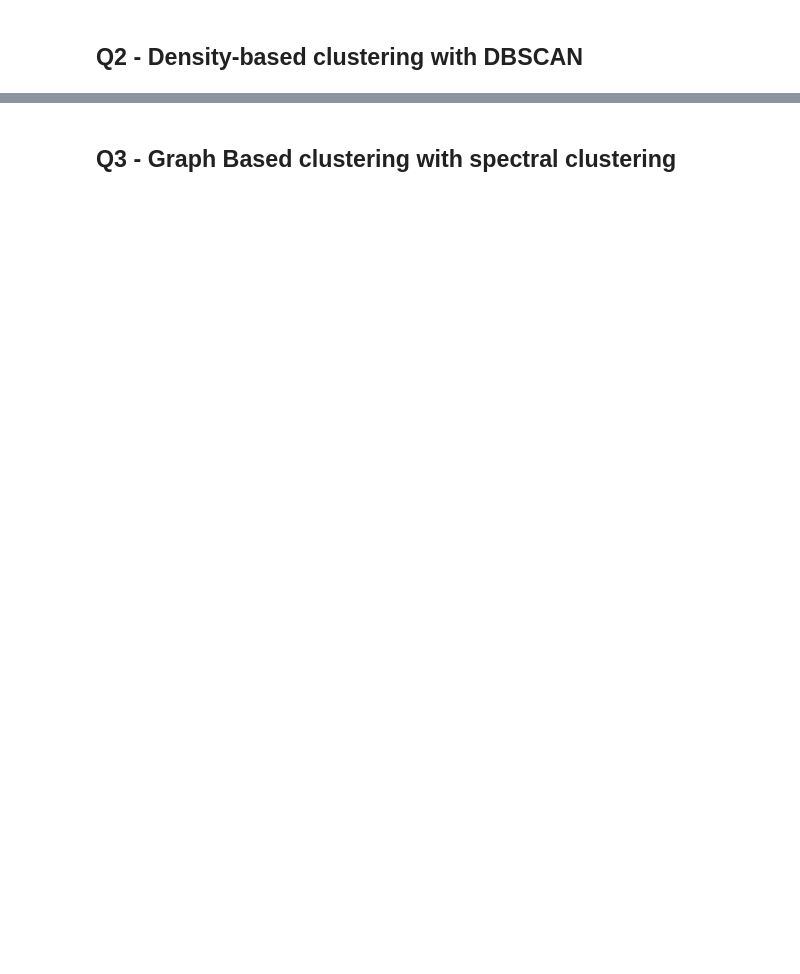
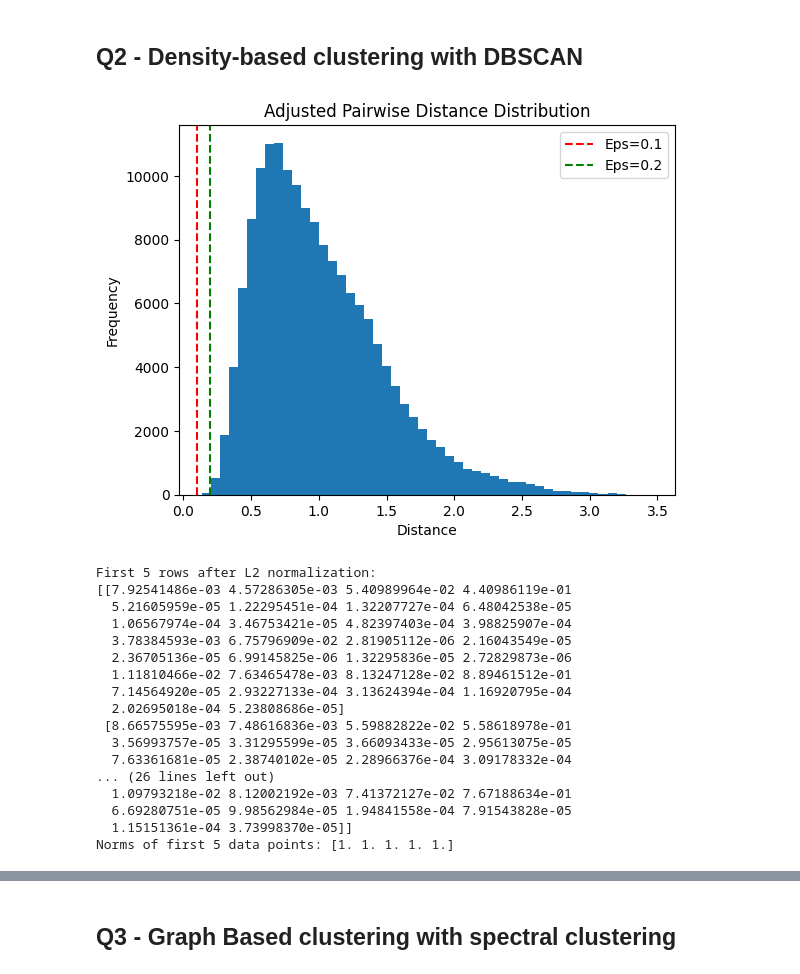
Before and after one commit to REGATTE/DMT_project, a Jupyter notebook: Phase - 2/AshokKumar_DanShay_Phase2_submission.ipynb, the cells around one changed output, grey strips where cells are left out. Cells and saved outputs as stored; diff of their text form; code cells hidden in the pictures; blank space fills up the shorter version.

```diff
--- a/Phase - 2/AshokKumar_DanShay_Phase2_submission.ipynb
+++ b/Phase - 2/AshokKumar_DanShay_Phase2_submission.ipynb
@@ -113,0 +101,7 @@ Number of NaN values after handling: 0
+# %%
+scaler = MinMaxScaler()
+X_scaled = scaler.fit_transform(X)
+
+# Verify the scaled data
+print("Feature ranges after Min-Max Scaling:")
+print(f"Min: {X_scaled.min(axis=0)}, Max: {X_scaled.max(axis=0)}")
@@ -308,0 +288,58 @@ def dbscan(X, eps, min_pts):
+# %%
+# Define parameters for DBSCAN
+eps_values = [0.1, 0.2]
+min_pts_values = [5, 10, 15, 20]
+
+# Verify distances
+from scipy.spatial.distance import pdist
+distances = pdist(X_scaled)
+plt.hist(distances, bins=50)
+plt.axvline(x=0.1, color='r', linestyle='--', label="Eps=0.1")
+plt.axvline(x=0.2, color='g', linestyle='--', label="Eps=0.2")
+plt.legend()
+plt.title("Adjusted Pairwise Distance Distribution")
+plt.xlabel("Distance")
+plt.ylabel("Frequency")
+plt.show()
+
+# Apply L2 normalization to the dataset
+X_scaled = normalize(X, norm='l2')
+
+# Check the first few rows to verify normalization
+print("First 5 rows after L2 normalization:")
+print(X_scaled[:5])
+
+# Verify that all points have unit norm
+norms = np.linalg.norm(X_scaled, axis=1)
+print("Norms of first 5 data points:", norms[:5])  # Should all be 1
+
+# Verify distances
+from scipy.spatial.distance import pdist
+distances = pdist(X_scaled)
+plt.hist(distances, bins=50)
+plt.axvline(x=0.1, color='r', linestyle='--', label="Eps=0.1")
+plt.axvline(x=0.2, color='g', linestyle='--', label="Eps=0.2")
+plt.legend()
+plt.title("Adjusted Pairwise Distance Distribution")
+plt.xlabel("Distance")
+plt.ylabel("Frequency")
+plt.show()
+# %% [output]
+[figure, added]
+First 5 rows after L2 normalization:
+[[7.92541486e-03 4.57286305e-03 5.40989964e-02 4.40986119e-01
+  5.21605959e-05 1.22295451e-04 1.32207727e-04 6.48042538e-05
+  1.06567974e-04 3.46753421e-05 4.82397403e-04 3.98825907e-04
+  3.78384593e-03 6.75796909e-02 2.81905112e-06 2.16043549e-05
+  2.36705136e-05 6.99145825e-06 1.32295836e-05 2.72829873e-06
+  1.11810466e-02 7.63465478e-03 8.13247128e-02 8.89461512e-01
+  7.14564920e-05 2.93227133e-04 3.13624394e-04 1.16920795e-04
+  2.02695018e-04 5.23808686e-05]
+ [8.66575595e-03 7.48616836e-03 5.59882822e-02 5.58618978e-01
+  3.56993757e-05 3.31295599e-05 3.66093433e-05 2.95613075e-05
+  7.63361681e-05 2.38740102e-05 2.28966376e-04 3.09178332e-04
+... (26 lines left out)
+  1.09793218e-02 8.12002192e-03 7.41372127e-02 7.67188634e-01
+  6.69280751e-05 9.98562984e-05 1.94841558e-04 7.91543828e-05
+  1.15151361e-04 3.73998370e-05]]
+Norms of first 5 data points: [1. 1. 1. 1. 1.]
```
Also changed, not shown: parts of 32 cells of this notebook.
